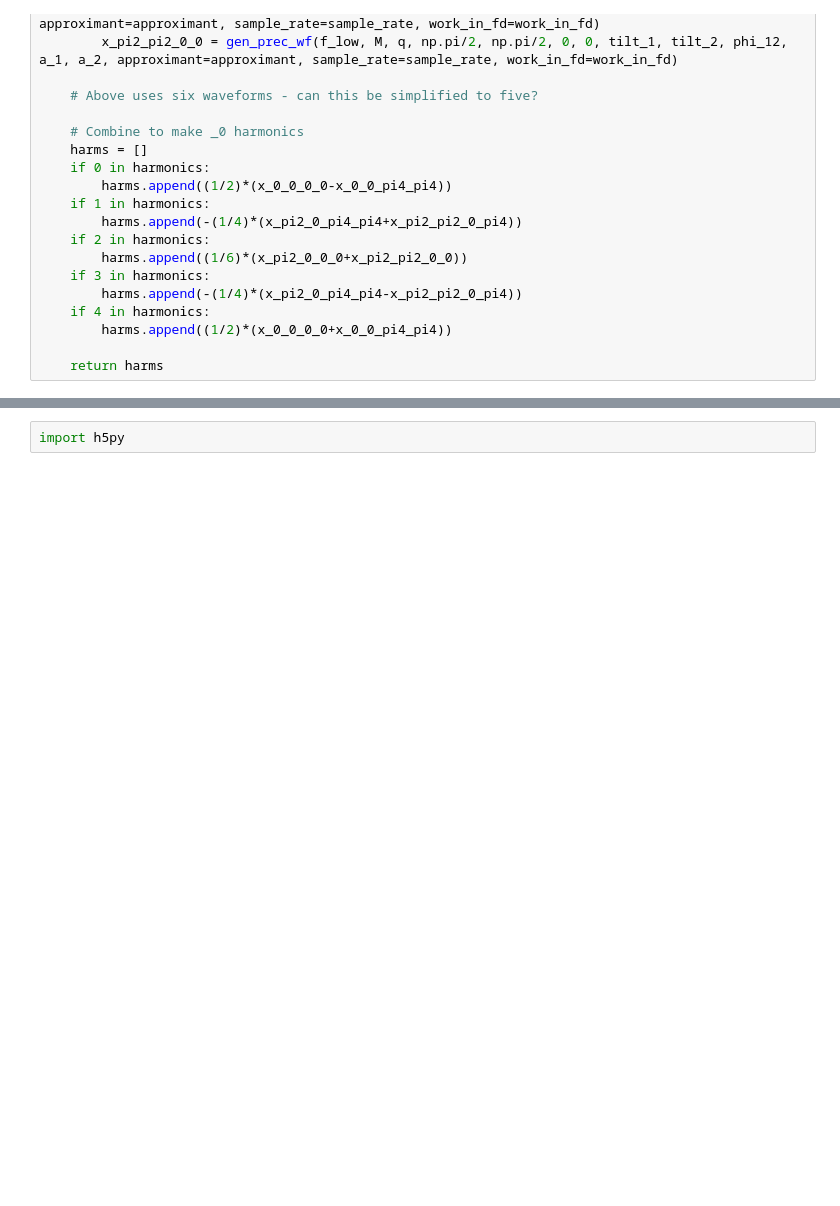
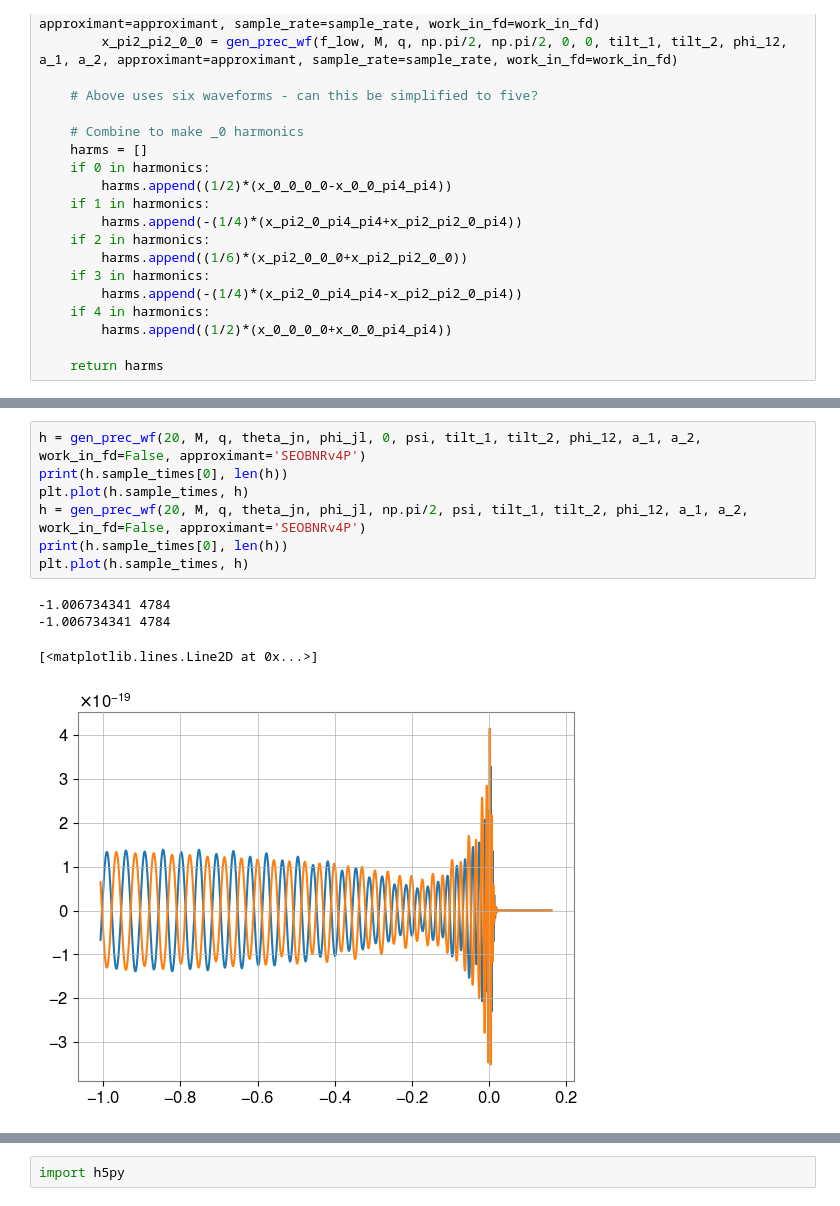
Before and after one commit to BenGPatterson/EccentricPrecession, a Jupyter notebook: ecc_prec_harmonics.ipynb, the cells around one changed output, grey strips where cells are left out. Cells and saved outputs as stored; diff of their text form; blank space fills up the shorter version.

```diff
--- a/ecc_prec_harmonics.ipynb
+++ b/ecc_prec_harmonics.ipynb
@@ -179,3 +192,15 @@ print(h.sample_times[-1])
+# %%
+h = gen_prec_wf(20, M, q, theta_jn, phi_jl, 0, psi, tilt_1, tilt_2, phi_12, a_1, a_2, work_in_fd=False, approximant='SEOBNRv4P')
+print(h.sample_times[0], len(h))
+plt.plot(h.sample_times, h)
+h = gen_prec_wf(20, M, q, theta_jn, phi_jl, np.pi/2, psi, tilt_1, tilt_2, phi_12, a_1, a_2, work_in_fd=False, approximant='SEOBNRv4P')
+print(h.sample_times[0], len(h))
+plt.plot(h.sample_times, h)
+# %% [output]
+-1.006734341 4784
+-1.006734341 4784
+[<matplotlib.lines.Line2D at 0x...>]
+[figure, added]
 # %%
 # Plot example waveform
 for _phase in [0, np.pi/4, 2*np.pi/4, 3*np.pi/4, 4*np.pi/4]:
```
Also changed, not shown: parts of 14 cells of this notebook.
